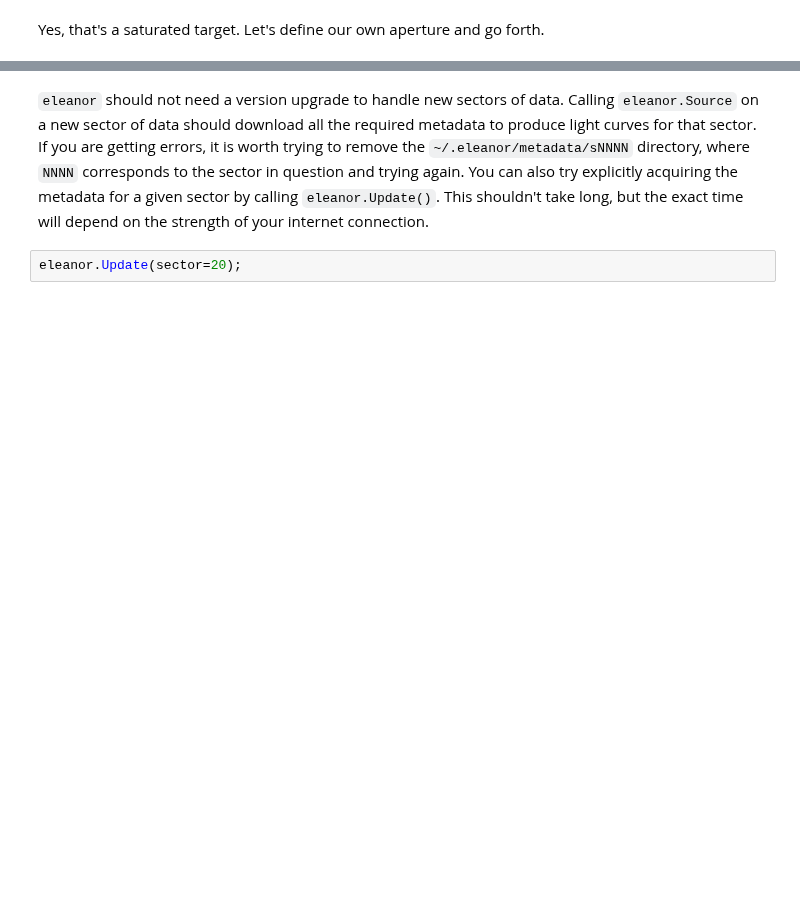
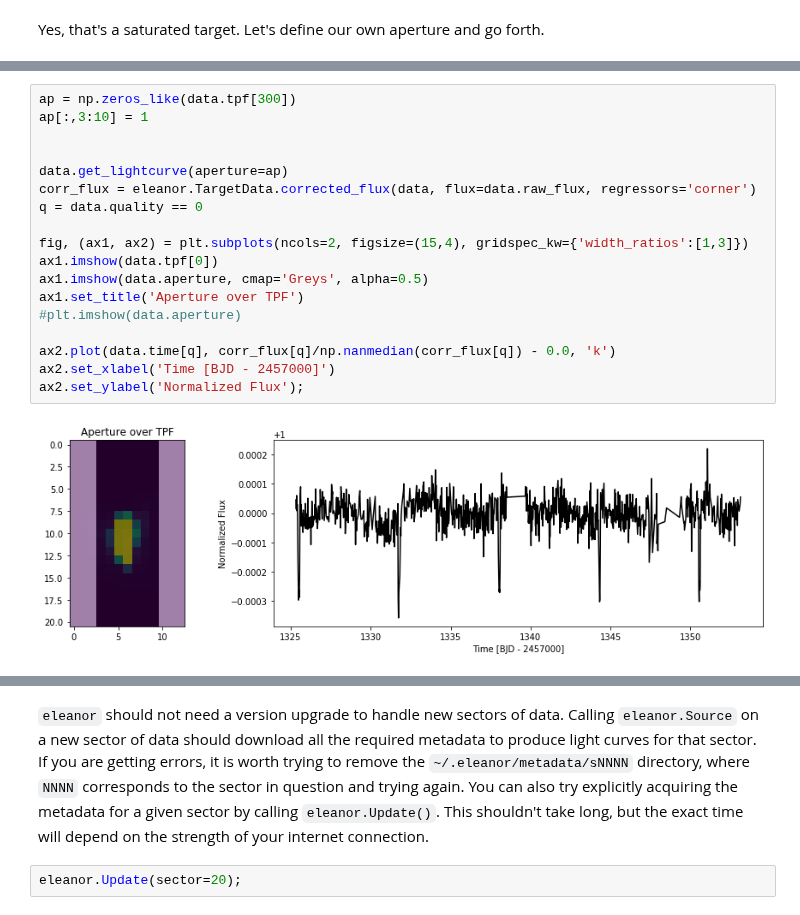
Before and after one commit to afeinstein20/eleanor, a Jupyter notebook: docs/getting_started/tips_tricks.ipynb, the cells around one changed output, grey strips where cells are left out. Cells and saved outputs as stored; diff of their text form; blank space fills up the shorter version.

```diff
--- a/docs/getting_started/tips_tricks.ipynb
+++ b/docs/getting_started/tips_tricks.ipynb
@@ -256,0 +275,20 @@ Alpha draconis, with $V=3.7$, has a deep secondary eclipse as reported in Beddin
+# %%
+ap = np.zeros_like(data.tpf[300])
+ap[:,3:10] = 1
+
+
+data.get_lightcurve(aperture=ap)
+corr_flux = eleanor.TargetData.corrected_flux(data, flux=data.raw_flux, regressors='corner')
+q = data.quality == 0
+
+fig, (ax1, ax2) = plt.subplots(ncols=2, figsize=(15,4), gridspec_kw={'width_ratios':[1,3]})
+ax1.imshow(data.tpf[0])
+ax1.imshow(data.aperture, cmap='Greys', alpha=0.5)
+ax1.set_title('Aperture over TPF')
+#plt.imshow(data.aperture)
+
+ax2.plot(data.time[q], corr_flux[q]/np.nanmedian(corr_flux[q]) - 0.0, 'k')
+ax2.set_xlabel('Time [BJD - 2457000]')
+ax2.set_ylabel('Normalized Flux');
+# %% [output]
+[figure, added]
```
Also changed, not shown: parts of 17 cells of this notebook, 3 other files.
